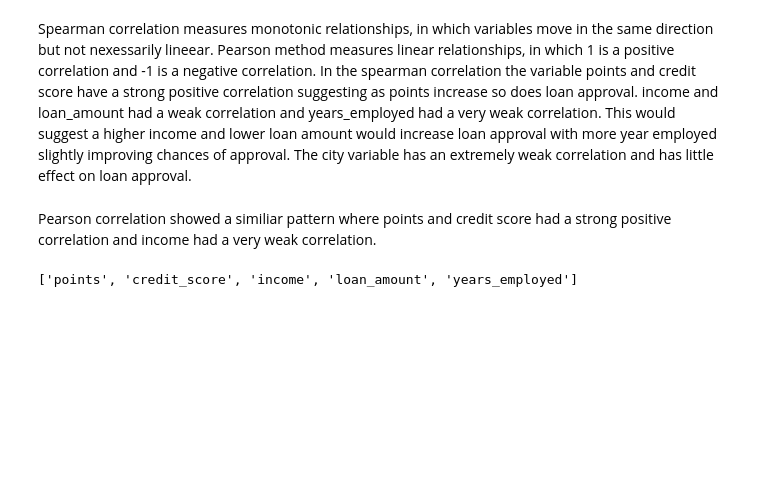
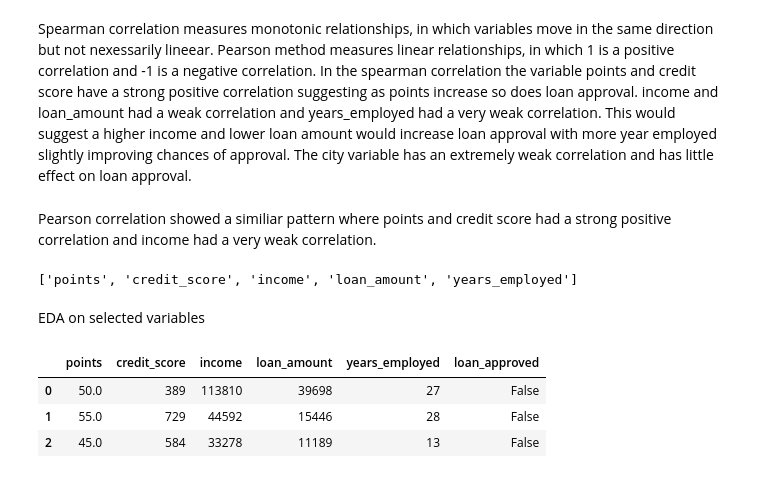
Before and after one commit to DavidRC-Projects/Approval_Predict, a Jupyter notebook: jupyter_notebooks/02 - DataCleaning.ipynb, the cells around one changed output. Cells and saved outputs as stored; diff of their text form; code cells hidden in the pictures; blank space fills up the shorter version.

```diff
--- a/jupyter_notebooks/02 - DataCleaning.ipynb
+++ b/jupyter_notebooks/02 - DataCleaning.ipynb
@@ -177,3 +169,13 @@ vars_to_study = ['points', 'credit_score', 'income', 'loan_amount', 'years_emplo
 vars_to_study
 # %% [output]
 ['points', 'credit_score', 'income', 'loan_amount', 'years_employed']
+# %% [markdown]
+EDA on selected variables
+# %%
+df_eda = df.filter(vars_to_study + ['loan_approved'])
+df_eda.head(3)
+# %% [output]
+|  | points | credit_score | income | loan_amount | years_employed | loan_approved |
+| 0 | 50.0 | 389 | 113810 | 39698 | 27 | False |
+| 1 | 55.0 | 729 | 44592 | 15446 | 28 | False |
+| 2 | 45.0 | 584 | 33278 | 11189 | 13 | False |
```
Also changed, not shown: parts of 18 cells of this notebook.
